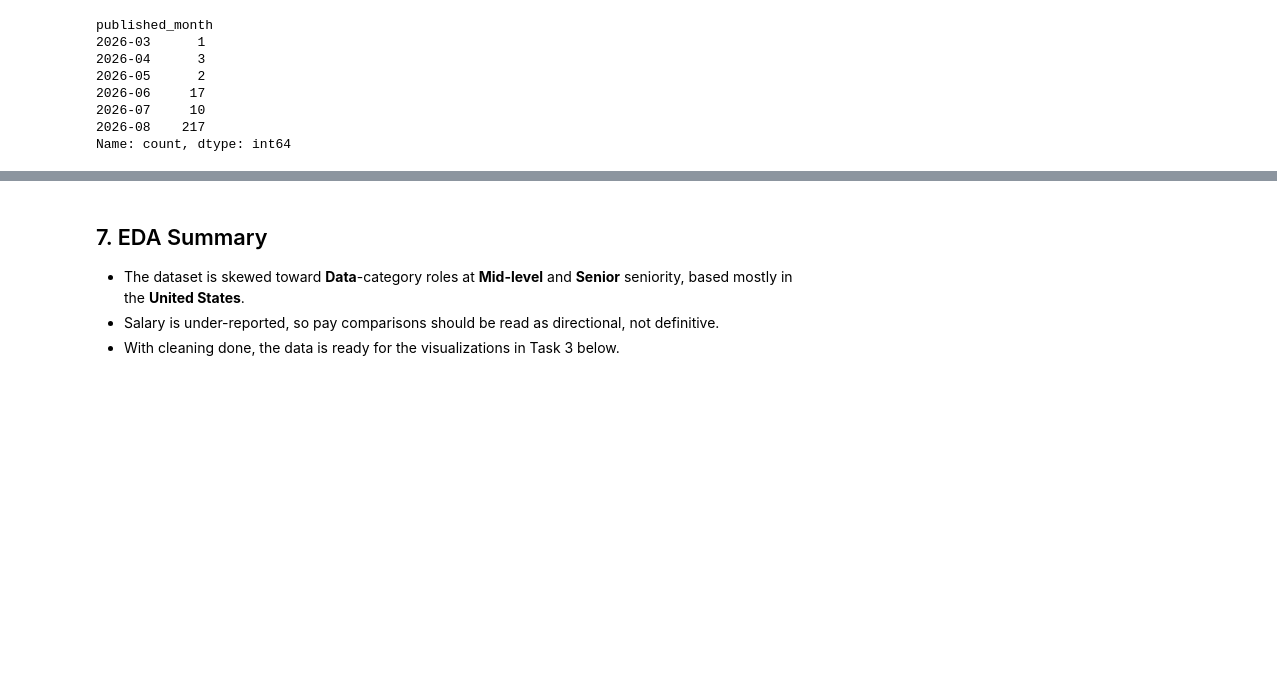
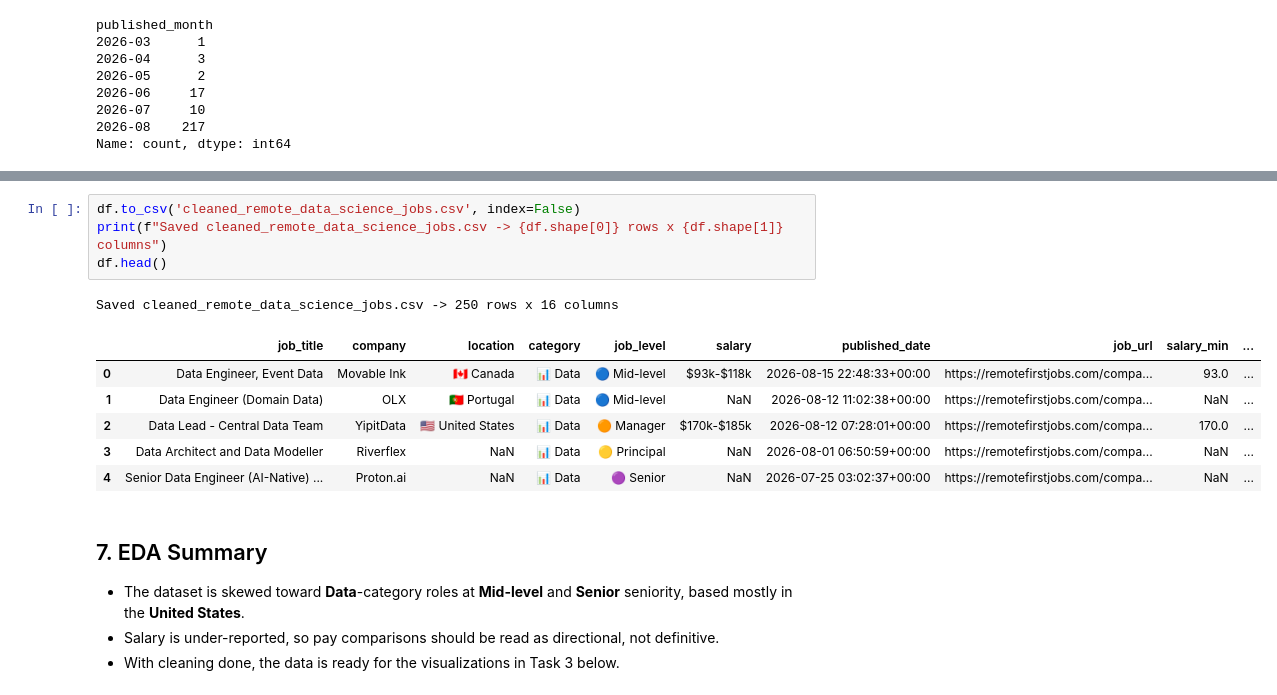
Before and after one commit to SalmanKhanPK211/CodeAlpha_ExploratoryDataAnalysis-EDA-, a Jupyter notebook: eda.ipynb, the cells around one changed output, grey strips where cells are left out. Saved outputs shown, nothing was run; the diff lists cells and outputs as text; blank space fills up the shorter version.

```diff
--- a/eda.ipynb
+++ b/eda.ipynb
@@ -261,3 +260,15 @@ Name: count, dtype: int64
+# %%
+df.to_csv('cleaned_remote_data_science_jobs.csv', index=False)
+print(f"Saved cleaned_remote_data_science_jobs.csv -> {df.shape[0]} rows x {df.shape[1]} columns")
+df.head()
+# %% [output]
+Saved cleaned_remote_data_science_jobs.csv -> 250 rows x 16 columns
+|  | job_title | company | location | category | job_level | salary | published_date | job_url | salary_min | ... |
+| 0 | Data Engineer, Event Data | Movable Ink | 🇨🇦 Canada | 📊 Data | 🔵 Mid-level | $93k-$118k | 2026-08-15 22:48:33+00:00 | https://remotefirstjobs.com/compa... | 93.0 | ... |
+| 1 | Data Engineer (Domain Data) | OLX | 🇵🇹 Portugal | 📊 Data | 🔵 Mid-level | NaN | 2026-08-12 11:02:38+00:00 | https://remotefirstjobs.com/compa... | NaN | ... |
+| 2 | Data Lead - Central Data Team | YipitData | 🇺🇸 United States | 📊 Data | 🟠 Manager | $170k-$185k | 2026-08-12 07:28:01+00:00 | https://remotefirstjobs.com/compa... | 170.0 | ... |
+| 3 | Data Architect and Data Modeller | Riverflex | NaN | 📊 Data | 🟡 Principal | NaN | 2026-08-01 06:50:59+00:00 | https://remotefirstjobs.com/compa... | NaN | ... |
+| 4 | Senior Data Engineer (AI-Native) ... | Proton.ai | NaN | 📊 Data | 🟣 Senior | NaN | 2026-07-25 03:02:37+00:00 | https://remotefirstjobs.com/compa... | NaN | ... |
 # %% [markdown]
 ## 7. EDA Summary
 
```
Also changed, not shown: parts of 9 cells of this notebook, 1 other file.
